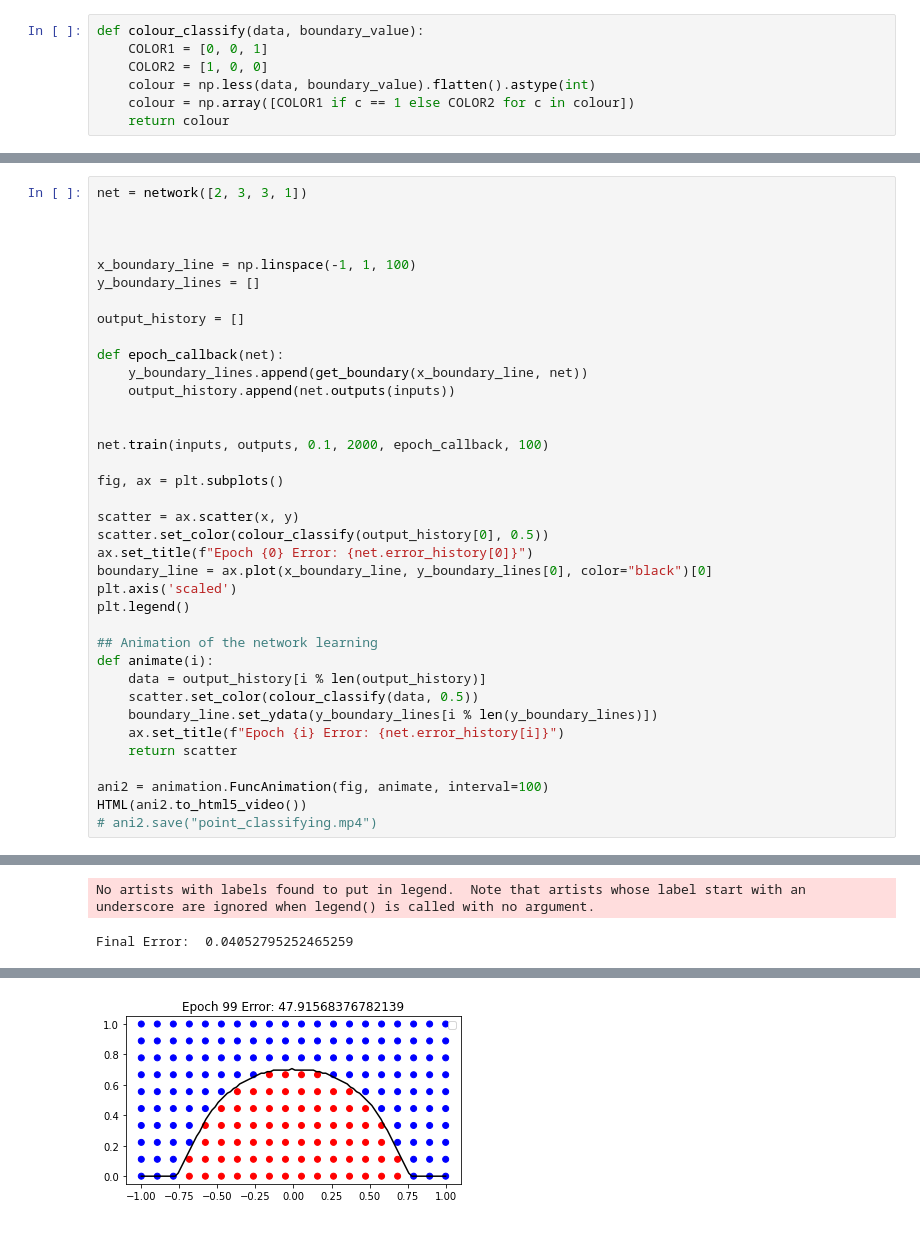
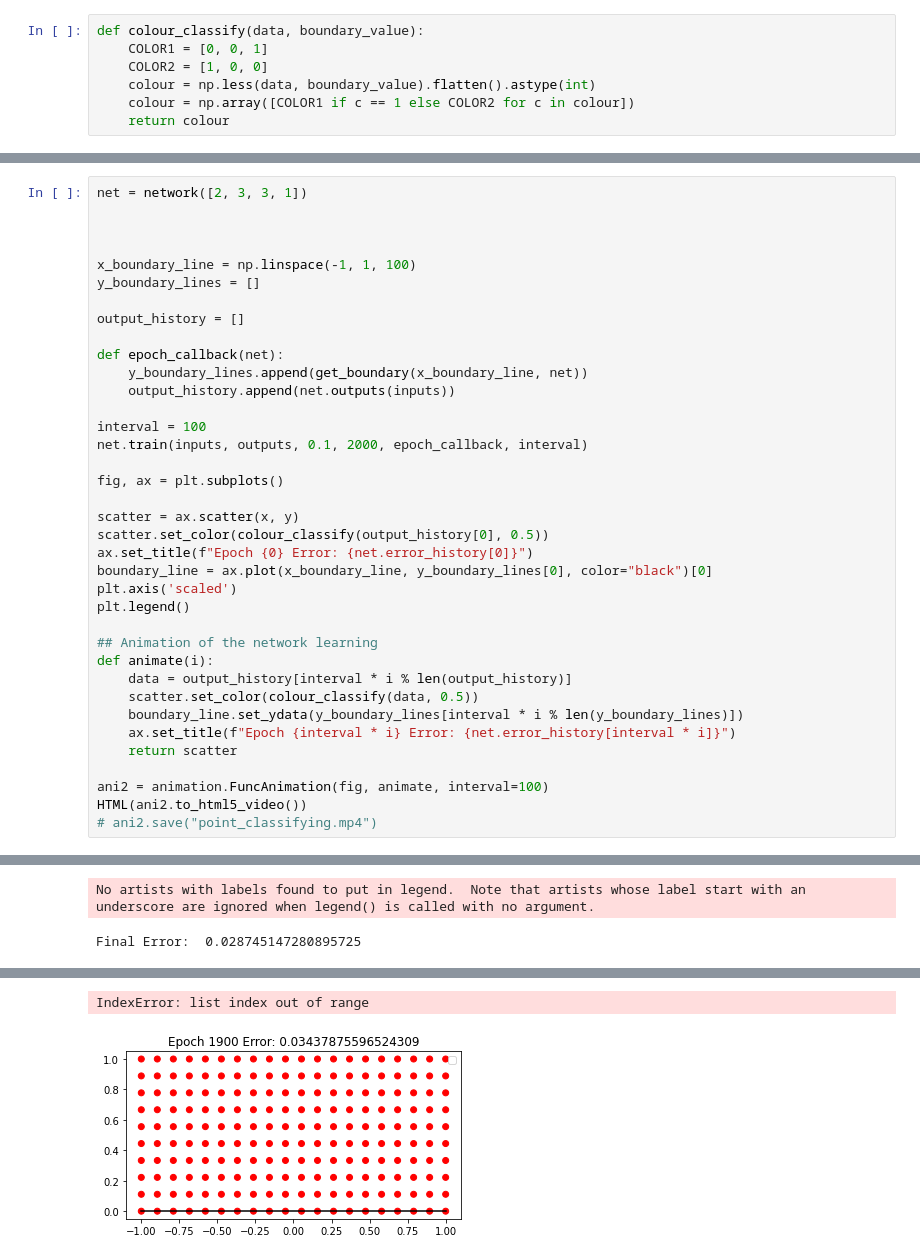
Before and after one commit to lpender3672/shorts, a Jupyter notebook: NN/basic.ipynb, the cells around one changed output, grey strips where cells are left out. Saved outputs shown, nothing was run; the diff lists cells and outputs as text.

```diff
--- a/NN/basic.ipynb
+++ b/NN/basic.ipynb
@@ -199,8 +199,8 @@ def epoch_callback(net):
     y_boundary_lines.append(get_boundary(x_boundary_line, net))
     output_history.append(net.outputs(inputs))
 
-
-net.train(inputs, outputs, 0.1, 2000, epoch_callback, 100)
+interval = 100
+net.train(inputs, outputs, 0.1, 2000, epoch_callback, interval)
 
 fig, ax = plt.subplots()
 
@@ -213,10 +213,10 @@ plt.legend()
 
 ## Animation of the network learning
 def animate(i):
-    data = output_history[i % len(output_history)]
+    data = output_history[interval * i % len(output_history)]
     scatter.set_color(colour_classify(data, 0.5))
-    boundary_line.set_ydata(y_boundary_lines[i % len(y_boundary_lines)])
-    ax.set_title(f"Epoch {i} Error: {net.error_history[i]}")
+    boundary_line.set_ydata(y_boundary_lines[interval * i % len(y_boundary_lines)])
+    ax.set_title(f"Epoch {interval * i} Error: {net.error_history[interval * i]}")
     return scatter
 
 ani2 = animation.FuncAnimation(fig, animate, interval=100)
@@ -231,2 +231,2 @@ Epoch 1600/2000, Loss: 0.24014144770081733
 No artists with labels found to put in legend.  Note that artists whose label start with an underscore are ignored when legend() is called with no argument.
-Final Error:  0.04052795252465259
+Final Error:  0.028745147280895725
@@ -234 +233,2 @@ Final Error:  0.04052795252465259
+IndexError: list index out of range
-[figure, old version]
+[figure, new version]
```
Also changed, not shown: parts of 4 cells of this notebook, 1 other file.
